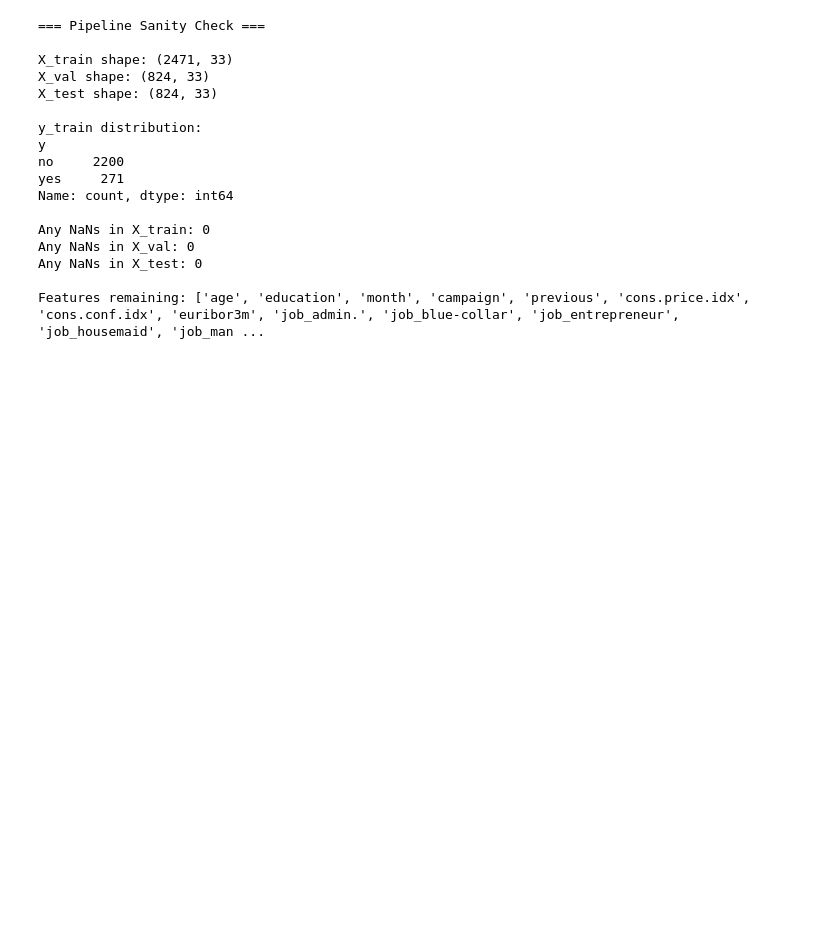
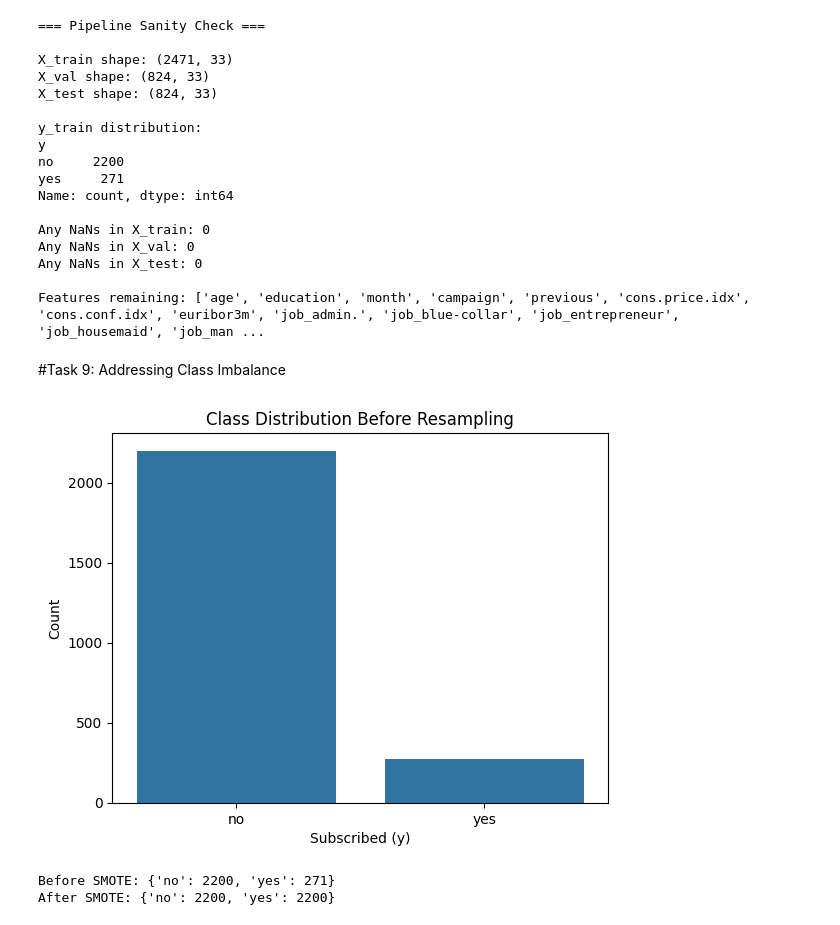
Before and after one commit to Allaawii/Assignment_1_ML_Foundations, a Jupyter notebook: assignment_1_Ali_Samara.ipynb, the cells around one changed output. Drawn from its saved outputs; the diff is of its cells as text; code cells hidden in the pictures; blank space fills up the shorter version.

Commit message:
Finished task 9

```diff
--- a/assignment_1_Ali_Samara.ipynb
+++ b/assignment_1_Ali_Samara.ipynb
@@ -1029,3 +1029,26 @@ Any NaNs in X_val: 0
 Any NaNs in X_test: 0
 
 Features remaining: ['age', 'education', 'month', 'campaign', 'previous', 'cons.price.idx', 'cons.conf.idx', 'euribor3m', 'job_admin.', 'job_blue-collar', 'job_entrepreneur', 'job_housemaid', 'job_man ...
+# %% [markdown]
+#Task 9: Addressing Class Imbalance
+# %%
+from imblearn.over_sampling import SMOTE
+
+# Visualize class imbalance before resampling
+sns.countplot(x=y_train)
+plt.title('Class Distribution Before Resampling')
+plt.xlabel('Subscribed (y)')
+plt.ylabel('Count')
+plt.show()
+# %% [output]
+[figure, added]
+# %%
+# Apply SMOTE to training set only
+smote = SMOTE(random_state=42)
+X_train_resampled, y_train_resampled = smote.fit_resample(X_train, y_train)
+
+print(f"Before SMOTE: {y_train.value_counts().to_dict()}")
+print(f"After SMOTE: {y_train_resampled.value_counts().to_dict()}")
+# %% [output]
+Before SMOTE: {'no': 2200, 'yes': 271}
+After SMOTE: {'no': 2200, 'yes': 2200}
```
Also changed, not shown: parts of 2 cells of this notebook.
